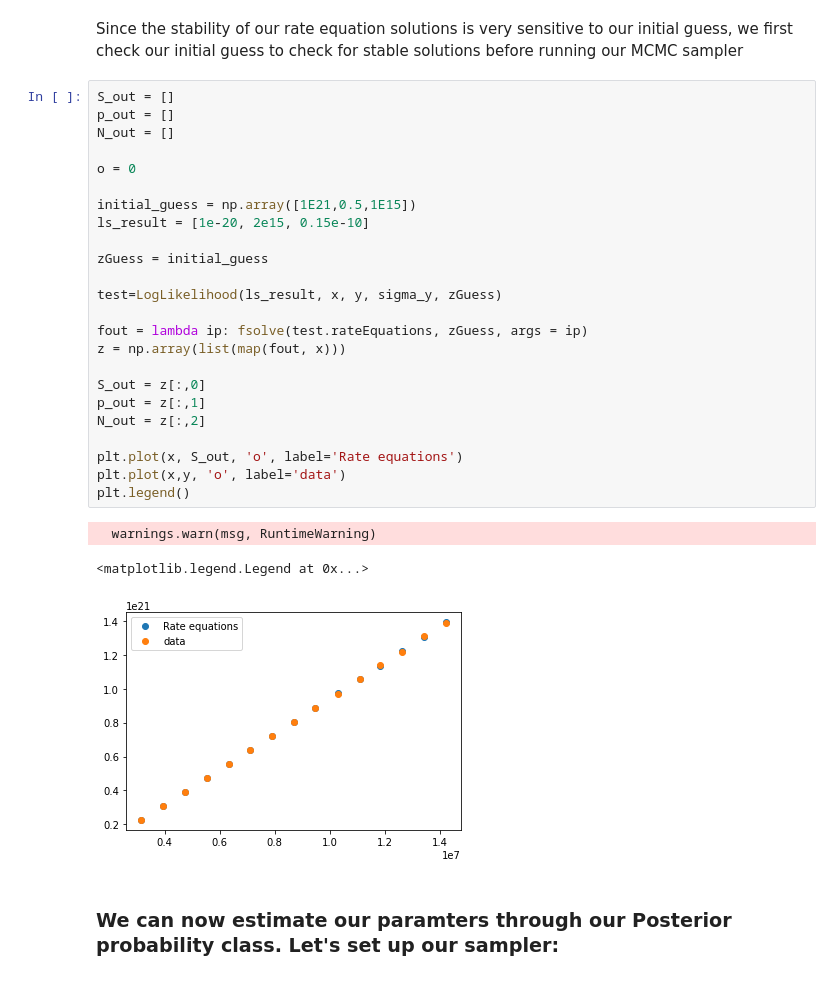
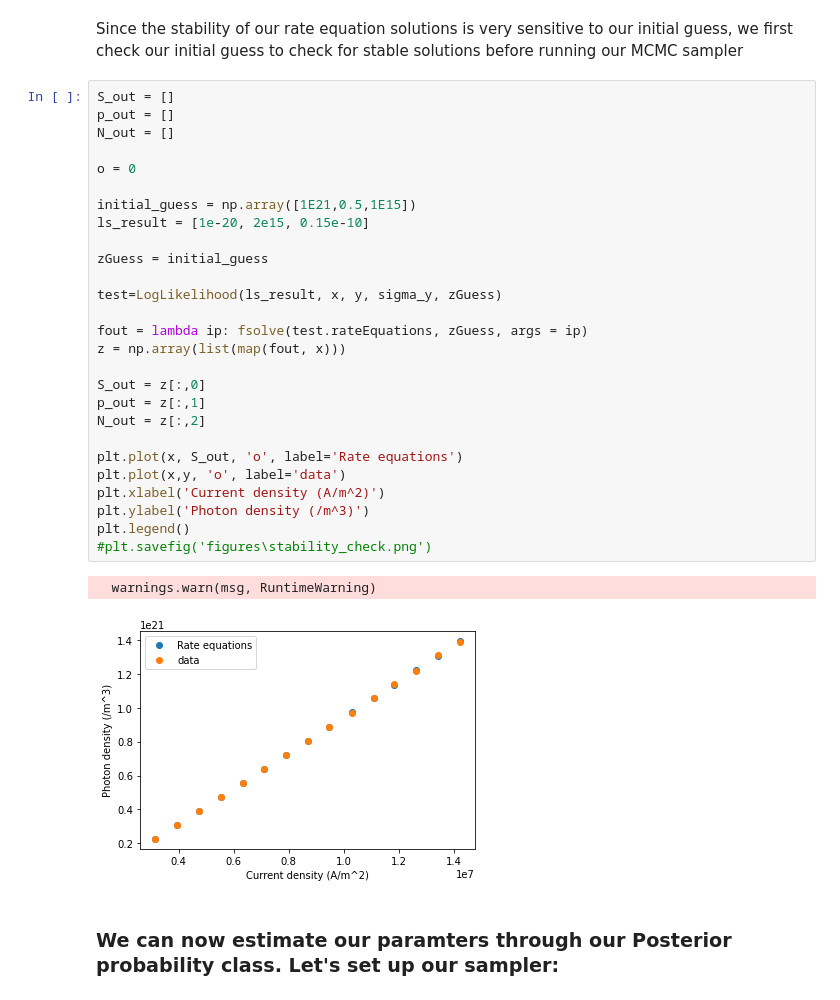
Before and after one commit to phys201/qd_laser_dynamics, a Jupyter notebook: tutorial.ipynb, the cells around one changed output. Drawn from its saved outputs; the diff is of its cells as text.

```diff
--- a/tutorial.ipynb
+++ b/tutorial.ipynb
@@ -122,31 +122,33 @@ Since the stability of our rate equation solutions is very sensitive to our init
 # %%
 S_out = []
 p_out = []
 N_out = []
 
 o = 0
 
 initial_guess = np.array([1E21,0.5,1E15])
 ls_result = [1e-20, 2e15, 0.15e-10]
 
 zGuess = initial_guess
 
 test=LogLikelihood(ls_result, x, y, sigma_y, zGuess)
 
 fout = lambda ip: fsolve(test.rateEquations, zGuess, args = ip)
 z = np.array(list(map(fout, x)))
 
 S_out = z[:,0]
 p_out = z[:,1]
 N_out = z[:,2]
 
 plt.plot(x, S_out, 'o', label='Rate equations')
 plt.plot(x,y, 'o', label='data')
+plt.xlabel('Current density (A/m^2)')
+plt.ylabel('Photon density (/m^3)')
 plt.legend()
+#plt.savefig('figures\stability_check.png')
 # %% [output]
   warnings.warn(msg, RuntimeWarning)
-<matplotlib.legend.Legend at 0x...>
-[figure, old version]
+[figure, new version]
 # %% [markdown]
 ### We can now estimate our paramters through our Posterior probability class.  Let's set up our sampler:
 # %% [markdown]
```
Also changed, not shown: parts of 1 cell of this notebook, 7 other files.
